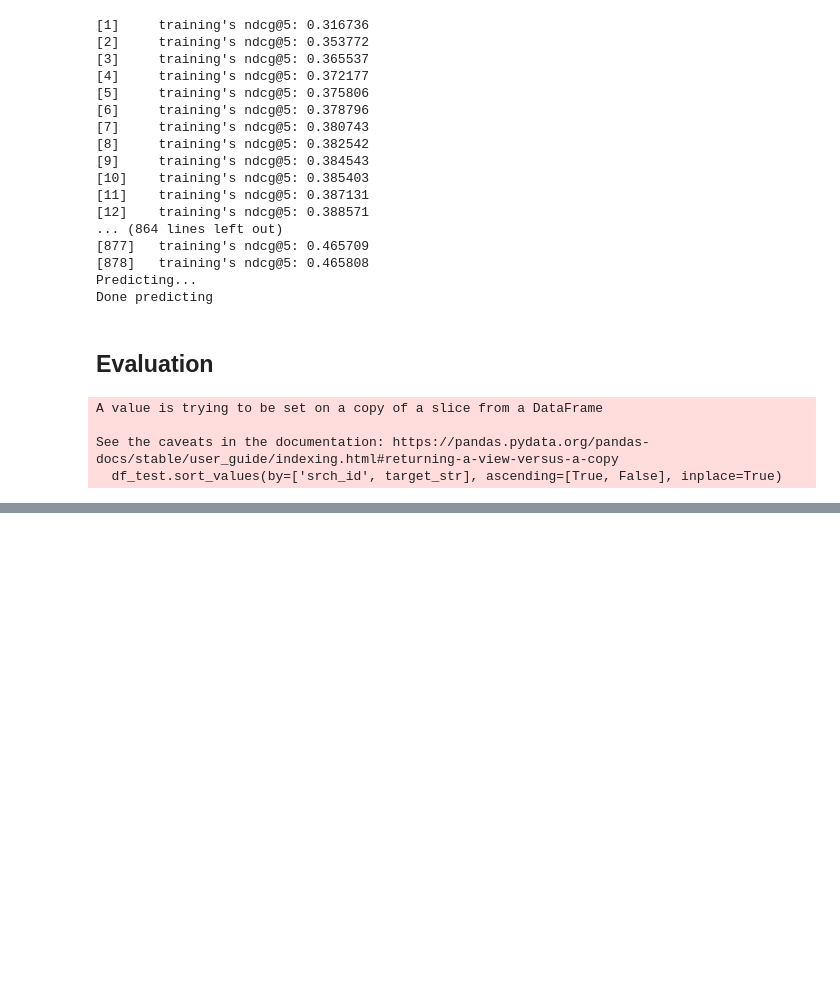
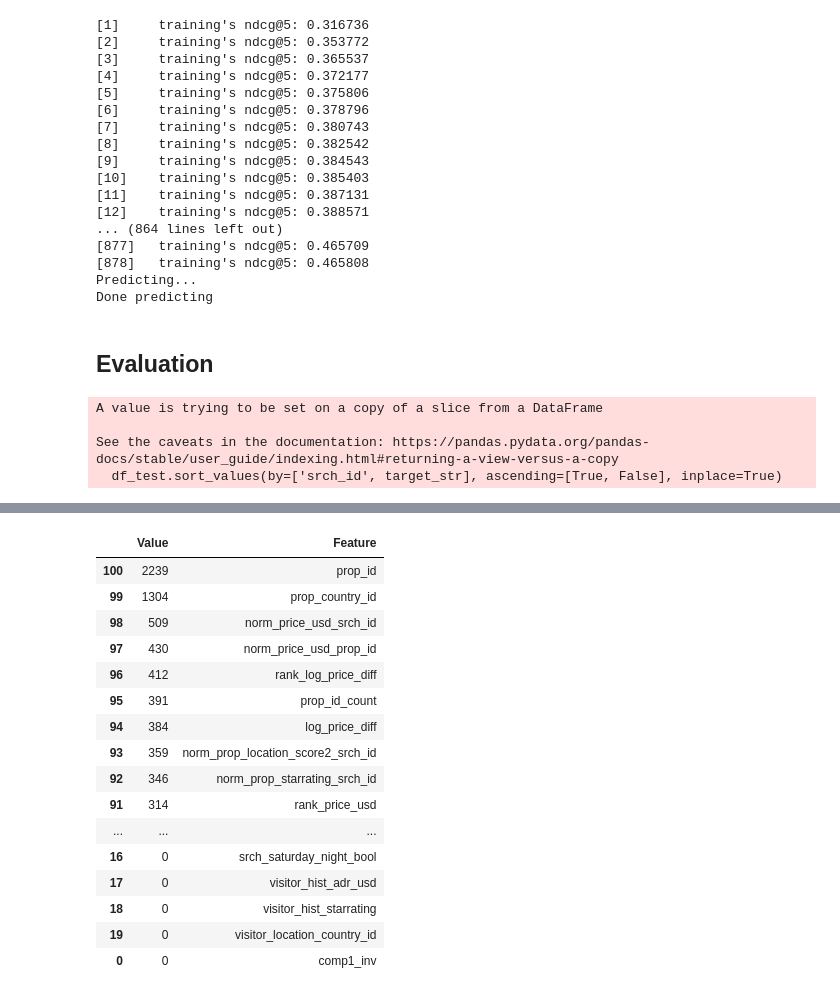
Before and after one commit to rapsac2010/learning-to-rank-expedia-vu, a Jupyter notebook: src/eda_ch.ipynb, the cells around one changed output, grey strips where cells are left out. Cells and saved outputs as stored; diff of their text form; code cells hidden in the pictures; blank space fills up the shorter version.

```diff
--- a/src/eda_ch.ipynb
+++ b/src/eda_ch.ipynb
@@ -174,7 +173,7 @@ X_val_lgb = X_test.drop(['srch_id'], axis=1)
 
 ranker = lgb.LGBMRanker(**lgb_params)
 
-wandb.init(project='DMT-2023', config = best_params, notes='Attempt 2 to replicate Reinier run', name='integrated-triceratops-41')
+# wandb.init(project='DMT-2023', config = best_params, notes='Attempt 2 to replicate Reinier run', name='integrated-triceratops-41')
 
 
 # Training the model
@@ -185,7 +184,7 @@ ranker.fit(
       eval_set=[(X_train_lgb, y_train),(X_val_lgb, y_test)],
       eval_group=[group_train, group_val],
       eval_at=[5],
-      callbacks=[wandb_callback()],
+      # callbacks=[wandb_callback()],
       feature_name = 'auto',
       categorical_feature= 'auto')
 
@@ -202,7 +201,7 @@ df_res = df_res.sort_values(by=['srch_id', 'pred_grades'], ascending=[True, Fals
 df_res = df_res.merge(test_ideal, on=['srch_id', 'prop_id'], how='left')
 
 final_ndcg = calc_NDCG(test_ideal, df_res)
-wandb.log({'ndcg_final': final_ndcg})
+# wandb.log({'ndcg_final': final_ndcg})
 print(f"result final:{final_ndcg}")
-wandb.finish()
+# wandb.finish()
 # %% [output]
@@ -359,0 +225,32 @@ ValueError: Invalid classes inferred from unique values of `y`.  Expected: [0 1
+# %%
+# get feature importances of ranker sort descending
+feature_imp = pd.DataFrame(sorted(zip(ranker.feature_importances_,X_train_lgb.columns)), columns=['Value','Feature'])
+feature_imp.sort_values(by="Value", ascending=False, inplace=True)
+
+# save to internal
+feature_imp.to_csv(config['PATH']['INT_DIR'] + '/feature_importance.csv', index=False)
+feature_imp
+
+# Plot the feature importances
+# plt.figure(figsize=(20, 10))
+# sns.barplot(x="Value", y="Feature", data=feature_imp.sort_values(by="Value", ascending=False))
+# plt.title('LightGBM Features (avg over folds)')
+# plt.tight_layout()
+# %% [output]
+|  | Value | Feature |
+| 100 | 2239 | prop_id |
+| 99 | 1304 | prop_country_id |
+| 98 | 509 | norm_price_usd_srch_id |
+| 97 | 430 | norm_price_usd_prop_id |
+| 96 | 412 | rank_log_price_diff |
+| 95 | 391 | prop_id_count |
+| 94 | 384 | log_price_diff |
+| 93 | 359 | norm_prop_location_score2_srch_id |
+| 92 | 346 | norm_prop_starrating_srch_id |
+| 91 | 314 | rank_price_usd |
+| ... | ... | ... |
+| 16 | 0 | srch_saturday_night_bool |
+| 17 | 0 | visitor_hist_adr_usd |
+| 18 | 0 | visitor_hist_starrating |
+| 19 | 0 | visitor_location_country_id |
+| 0 | 0 | comp1_inv |
```
Also changed, not shown: parts of 9 cells of this notebook, 5 other files.
